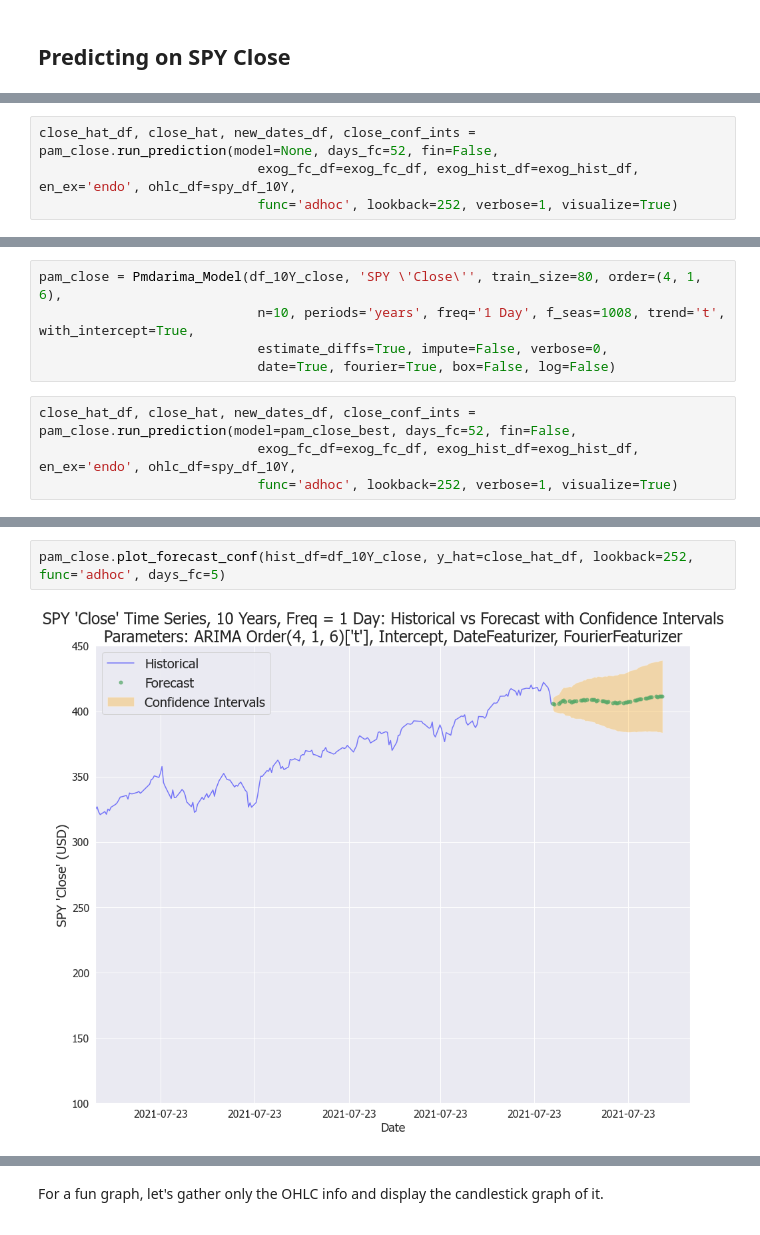
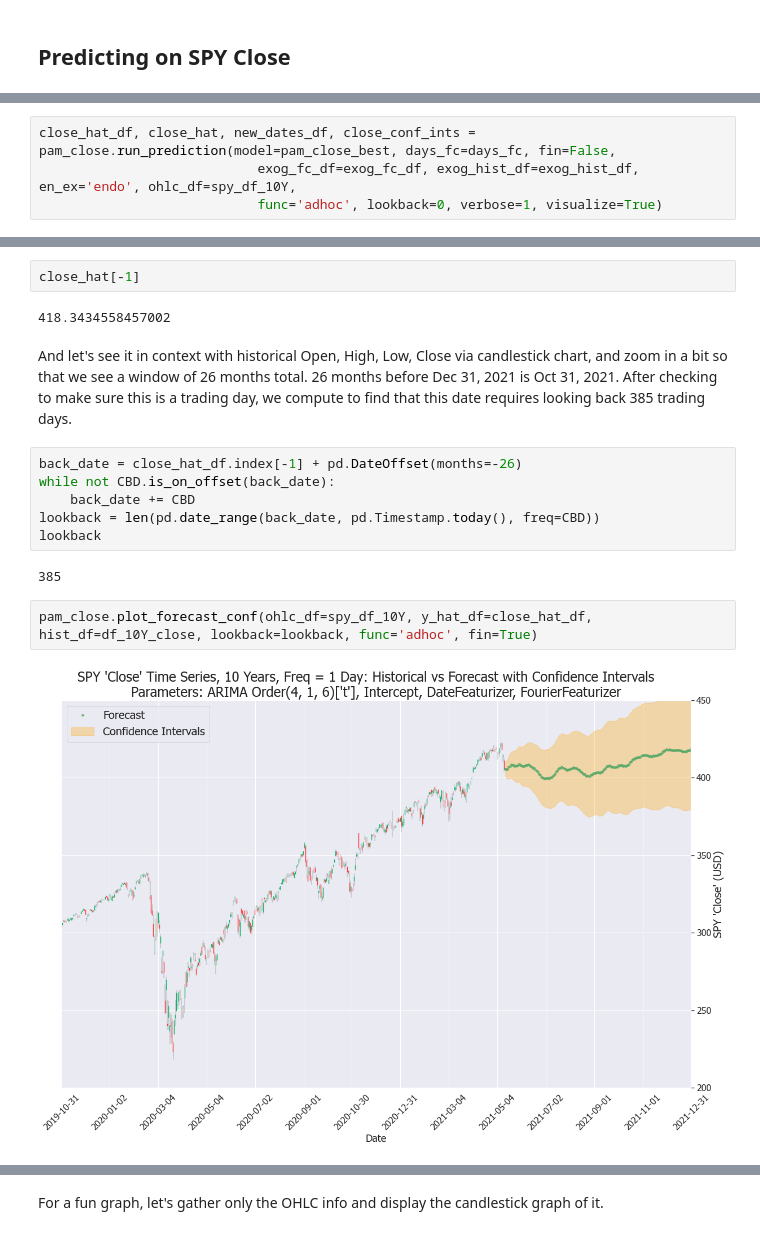
Before and after one commit to eggrollofchaos/i_spy_etf_price_predictions, a Jupyter notebook: spy_final_notebook.ipynb, the cells around one changed output, grey strips where cells are left out. Saved outputs shown, nothing was run; the diff lists cells and outputs as text.

Commit message:
Updated final forecast

```diff
--- a/spy_final_notebook.ipynb
+++ b/spy_final_notebook.ipynb
@@ -706,7 +702,7 @@ pam_close = Pmdarima_Model(df_10Y_close, 'SPY \'Close\'', train_size=80, order=(
 # %%
-close_hat_df, close_hat, new_dates_df, close_conf_ints = pam_close.run_prediction(model=None, days_fc=52, fin=False,
+close_hat_df, close_hat, new_dates_df, close_conf_ints = pam_close.run_prediction(model=pam_close_best, days_fc=days_fc, fin=False,
                             exog_fc_df=exog_fc_df, exog_hist_df=exog_hist_df, en_ex='endo', ohlc_df=spy_df_10Y,
-                            func='adhoc', lookback=252, verbose=1, visualize=True)
+                            func='adhoc', lookback=0, verbose=1, visualize=True)
 # %% [output]
 Running Fit and Predict on Endogenous variable SPY 'Close'...
 Successfully fit model on historical observations.
@@ -717,9 +710,0 @@ And now, we are ready to run the forecast on our Spy closing price...
-# %%
-pam_close = Pmdarima_Model(df_10Y_close, 'SPY \'Close\'', train_size=80, order=(4, 1, 6),
-                            n=10, periods='years', freq='1 Day', f_seas=1008, trend='t', with_intercept=True,
-                            estimate_diffs=True, impute=False, verbose=0,
-                            date=True, fourier=True, box=False, log=False)
-# %%
-close_hat_df, close_hat, new_dates_df, close_conf_ints = pam_close.run_prediction(model=pam_close_best, days_fc=52, fin=False,
-                            exog_fc_df=exog_fc_df, exog_hist_df=exog_hist_df, en_ex='endo', ohlc_df=spy_df_10Y,
-                            func='adhoc', lookback=252, verbose=1, visualize=True)
@@ -731,4 +711,19 @@ Successfully forecasted 52 days forward.
+# %%
+close_hat[-1]
+# %% [output]
+418.3434558457002
+# %% [markdown]
+And let's see it in context with historical Open, High, Low, Close via candlestick chart, and zoom in a bit so that we see a window of 26 months total.
+26 months before Dec 31, 2021 is Oct 31, 2021. After checking to make sure this is a trading day, we compute to find that this date requires looking back 385 trading days.
+# %%
+back_date = close_hat_df.index[-1] + pd.DateOffset(months=-26)
+while not CBD.is_on_offset(back_date):
+    back_date += CBD
+lookback = len(pd.date_range(back_date, pd.Timestamp.today(), freq=CBD))
+lookback
+# %% [output]
+385
 # %%
-pam_close.plot_forecast_conf(hist_df=df_10Y_close, y_hat=close_hat_df, lookback=252, func='adhoc', days_fc=5)
+pam_close.plot_forecast_conf(ohlc_df=spy_df_10Y, y_hat_df=close_hat_df, hist_df=df_10Y_close, lookback=lookback, func='adhoc', fin=True)
 # %% [output]
-[figure, old version]
+[figure, new version]
```
Also changed, not shown: parts of 22 cells of this notebook, 5 other files.
